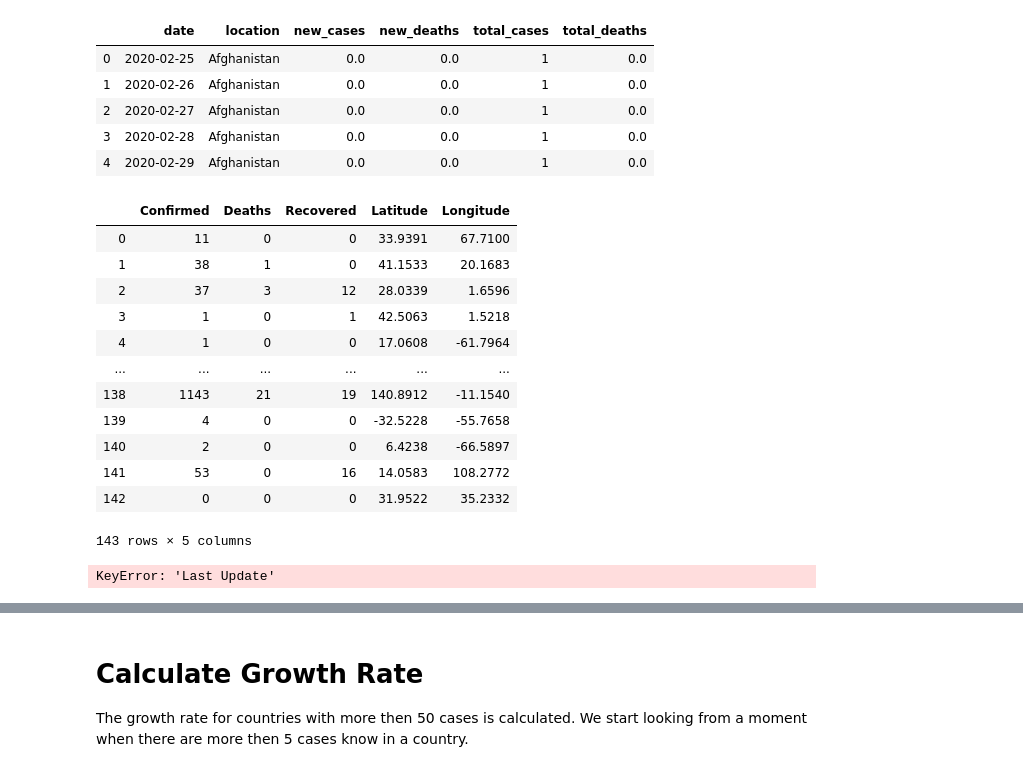
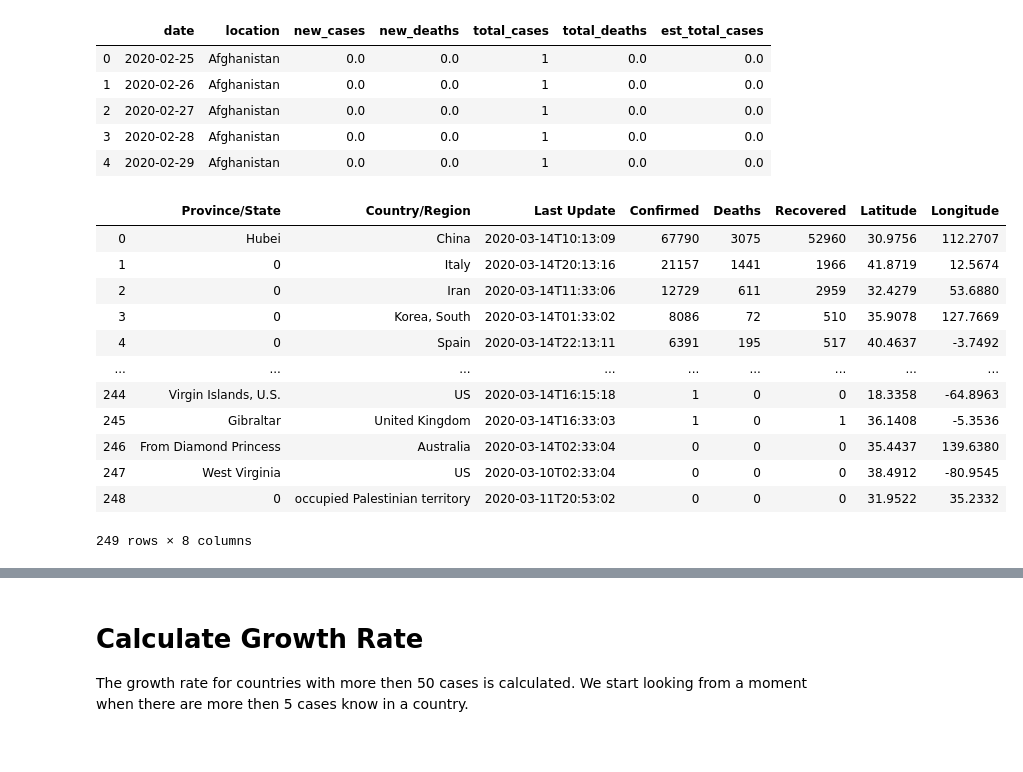
Before and after one commit to VincentFokker/Fruitpunch-AI-Covid-19, a Jupyter notebook: Impact on Health/OurWorldInData - Corona.ipynb, the cells around one changed output, grey strips where cells are left out. Cells and saved outputs as stored; diff of their text form; code cells hidden in the pictures.

```diff
--- a/Impact on Health/OurWorldInData - Corona.ipynb
+++ b/Impact on Health/OurWorldInData - Corona.ipynb
@@ -18,58 +18,52 @@ full_set['date'] = pd.to_datetime(full_set['date'])
 
 #make list of all locations in the data
 all_locations = list(set(full_set['location']))
+full_set['est_total_cases'] = full_set['total_deaths'] * 100
 full_set.head()
 # %% [output]
-|  | date | location | new_cases | new_deaths | total_cases | total_deaths |
-| 0 | 2020-02-25 | Afghanistan | 0.0 | 0.0 | 1 | 0.0 |
-| 1 | 2020-02-26 | Afghanistan | 0.0 | 0.0 | 1 | 0.0 |
-| 2 | 2020-02-27 | Afghanistan | 0.0 | 0.0 | 1 | 0.0 |
-| 3 | 2020-02-28 | Afghanistan | 0.0 | 0.0 | 1 | 0.0 |
-| 4 | 2020-02-29 | Afghanistan | 0.0 | 0.0 | 1 | 0.0 |
+|  | date | location | new_cases | new_deaths | total_cases | total_deaths | est_total_cases |
+| 0 | 2020-02-25 | Afghanistan | 0.0 | 0.0 | 1 | 0.0 | 0.0 |
+| 1 | 2020-02-26 | Afghanistan | 0.0 | 0.0 | 1 | 0.0 | 0.0 |
+| 2 | 2020-02-27 | Afghanistan | 0.0 | 0.0 | 1 | 0.0 | 0.0 |
+| 3 | 2020-02-28 | Afghanistan | 0.0 | 0.0 | 1 | 0.0 | 0.0 |
+| 4 | 2020-02-29 | Afghanistan | 0.0 | 0.0 | 1 | 0.0 | 0.0 |
 # %%
-# get all dates since start of incident
+# get all dates since start of incident from anouther datasource
 start = datetime.date(2020, 1, 22)     #first known cases on 22-01-2020
 today_date = datetime.date.today()
 numdays = (today_date - start).days
 all_dates = sorted([(today_date - datetime.timedelta(days=x)) for x in range(numdays+1)])
 all_dates = [item.__format__('%m-%d-%Y') for item in all_dates]
 
 
 #read the data
 
 url_base = 'https://raw.githubusercontent.com/CSSEGISandData/COVID-19/master/csse_covid_19_data/csse_covid_19_daily_reports/'
 
 date_dict = {}
 for date in all_dates[:-1]:
     date_dict[date] = {}
     url = url_base + date + '.csv'
     df = pd.read_csv(url)
     df = df.fillna(0)
     available_countries = set(df['Country/Region'])
     for item in available_countries:
         date_dict[date][item] = {'infected': sum((df.loc[df['Country/Region'] == item]['Confirmed']).values),
                             'deaths': sum((df.loc[df['Country/Region'] == item]['Deaths']).values),
                             'recovered': sum((df.loc[df['Country/Region'] == item]['Recovered']).values),
                            }
-df['Last Update'] = df['Last Update'][0][:-9]
+df.head()
+# %% [output]
+|  | Province/State | Country/Region | Last Update | Confirmed | Deaths | Recovered | Latitude | Longitude |
+| 0 | Hubei | China | 2020-03-14T10:13:09 | 67790 | 3075 | 52960 | 30.9756 | 112.2707 |
+| 1 | 0 | Italy | 2020-03-14T20:13:16 | 21157 | 1441 | 1966 | 41.8719 | 12.5674 |
+| 2 | 0 | Iran | 2020-03-14T11:33:06 | 12729 | 611 | 2959 | 32.4279 | 53.6880 |
+| 3 | 0 | Korea, South | 2020-03-14T01:33:02 | 8086 | 72 | 510 | 35.9078 | 127.7669 |
+| 4 | 0 | Spain | 2020-03-14T22:13:11 | 6391 | 195 | 517 | 40.4637 | -3.7492 |
+| ... | ... | ... | ... | ... | ... | ... | ... | ... |
+| 244 | Virgin Islands, U.S. | US | 2020-03-14T16:15:18 | 1 | 0 | 0 | 18.3358 | -64.8963 |
+| 245 | Gibraltar | United Kingdom | 2020-03-14T16:33:03 | 1 | 0 | 1 | 36.1408 | -5.3536 |
+| 246 | From Diamond Princess | Australia | 2020-03-14T02:33:04 | 0 | 0 | 0 | 35.4437 | 139.6380 |
+| 247 | West Virginia | US | 2020-03-10T02:33:04 | 0 | 0 | 0 | 38.4912 | -80.9545 |
+| 248 | 0 | occupied Palestinian territory | 2020-03-11T20:53:02 | 0 | 0 | 0 | 31.9522 | 35.2332 |
+249 rows × 8 columns
-# %%
-df = df.groupby(['Last Update', 'Country/Region'], as_index=False).sum()
-df
-# %% [output]
-|  | Confirmed | Deaths | Recovered | Latitude | Longitude |
-| 0 | 11 | 0 | 0 | 33.9391 | 67.7100 |
-| 1 | 38 | 1 | 0 | 41.1533 | 20.1683 |
-| 2 | 37 | 3 | 12 | 28.0339 | 1.6596 |
-| 3 | 1 | 0 | 1 | 42.5063 | 1.5218 |
-| 4 | 1 | 0 | 0 | 17.0608 | -61.7964 |
-| ... | ... | ... | ... | ... | ... |
-| 138 | 1143 | 21 | 19 | 140.8912 | -11.1540 |
-| 139 | 4 | 0 | 0 | -32.5228 | -55.7658 |
-| 140 | 2 | 0 | 0 | 6.4238 | -66.5897 |
-| 141 | 53 | 0 | 16 | 14.0583 | 108.2772 |
-| 142 | 0 | 0 | 0 | 31.9522 | 35.2332 |
-143 rows × 5 columns
-# %%
-df.loc[df['Last Update'] == '2020-03-14']
-# %% [output]
-KeyError: 'Last Update'
```
Also changed, not shown: parts of 9 cells of this notebook, 1 other file.
